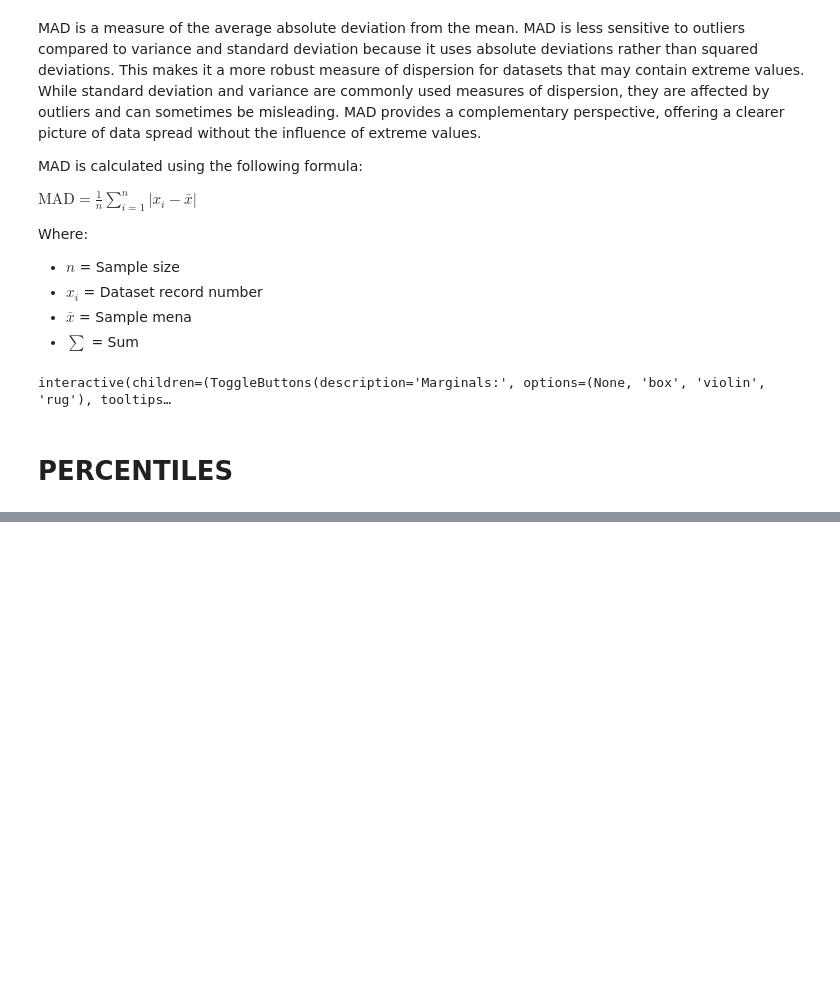
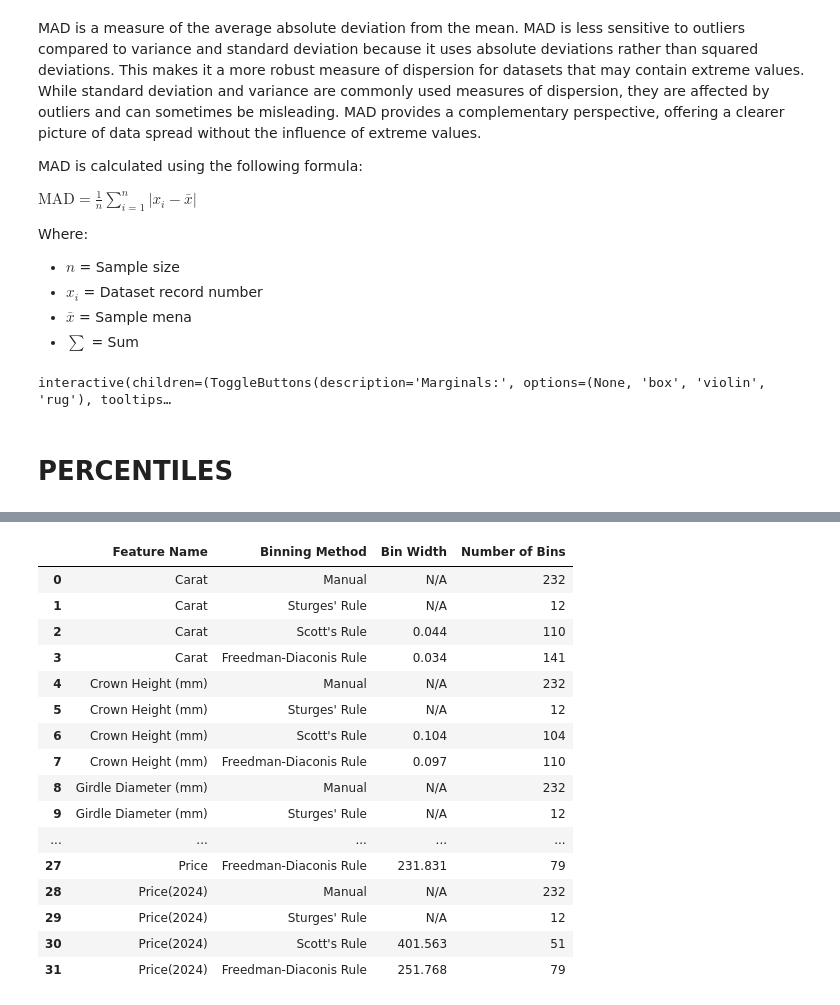
Before and after one commit to iacisme/diamonds, a Jupyter notebook: 01_Notebooks/01-03-DS.ipynb, the cells around one changed output, grey strips where cells are left out. Drawn from its saved outputs; the diff is of its cells as text; code cells hidden in the pictures; blank space fills up the shorter version.

```diff
--- a/01_Notebooks/01-03-DS.ipynb
+++ b/01_Notebooks/01-03-DS.ipynb
@@ -1406,0 +1628,53 @@ print(f"The 5th percentile is: {percentile_5th}")
+# %%
+# List that will store dictionaries that will be used to create a dataframe
+calculatedBin_list = []
+# For loop...
+for feature in diamonds_num_df.columns.tolist():
+    for i in range(4):
+        match i:
+            case 0:
+                binningMethod = "Manual"
+                binWidth, numBins = binMethods.manualMethod(diamonds_num_df[feature])
+                binWidth = 'N/A'
+            case 1:
+                binningMethod = "Sturges' Rule"
+                binWidth, numBins = binMethods.sturgesRule(diamonds_num_df[feature])
+                binWidth = 'N/A'
+            case 2:
+                binningMethod = "Scott's Rule"
+                binWidth, numBins = binMethods.scottsRule(diamonds_num_df[feature])
+            case 3:
+                binningMethod = "Freedman-Diaconis Rule"
+                binWidth, numBins = binMethods.freedmanDiaconisRule(diamonds_num_df[feature])
+
+        binValues_dict = {
+            "Feature Name" : feature,
+            "Binning Method" : binningMethod,
+            "Bin Width" : binWidth,
+            "Number of Bins" : numBins
+        }
+        calculatedBin_list.append(binValues_dict)
+
+# Create a pandas dataframe to display the results as a table
+binTable_df = pd.DataFrame(calculatedBin_list)
+
+# Display the summary table
+binTable_df
+# %% [output]
+|  | Feature Name | Binning Method | Bin Width | Number of Bins |
+| 0 | Carat | Manual | N/A | 232 |
+| 1 | Carat | Sturges' Rule | N/A | 12 |
+| 2 | Carat | Scott's Rule | 0.044 | 110 |
+| 3 | Carat | Freedman-Diaconis Rule | 0.034 | 141 |
+| 4 | Crown Height (mm) | Manual | N/A | 232 |
+| 5 | Crown Height (mm) | Sturges' Rule | N/A | 12 |
+| 6 | Crown Height (mm) | Scott's Rule | 0.104 | 104 |
+| 7 | Crown Height (mm) | Freedman-Diaconis Rule | 0.097 | 110 |
+| 8 | Girdle Diameter (mm) | Manual | N/A | 232 |
+| 9 | Girdle Diameter (mm) | Sturges' Rule | N/A | 12 |
+| ... | ... | ... | ... | ... |
+| 27 | Price | Freedman-Diaconis Rule | 231.831 | 79 |
+| 28 | Price(2024) | Manual | N/A | 232 |
+| 29 | Price(2024) | Sturges' Rule | N/A | 12 |
+| 30 | Price(2024) | Scott's Rule | 401.563 | 51 |
+| 31 | Price(2024) | Freedman-Diaconis Rule | 251.768 | 79 |
```
Also changed, not shown: parts of 11 cells of this notebook, 1 other file.
